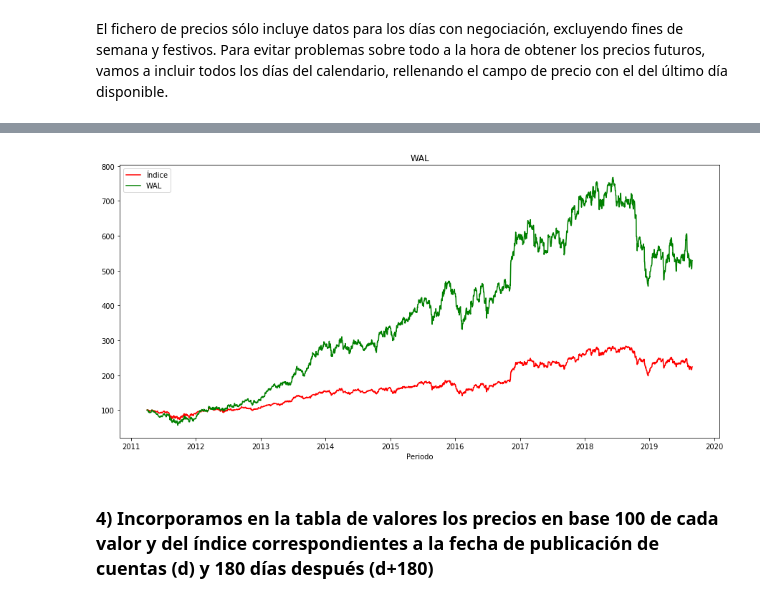
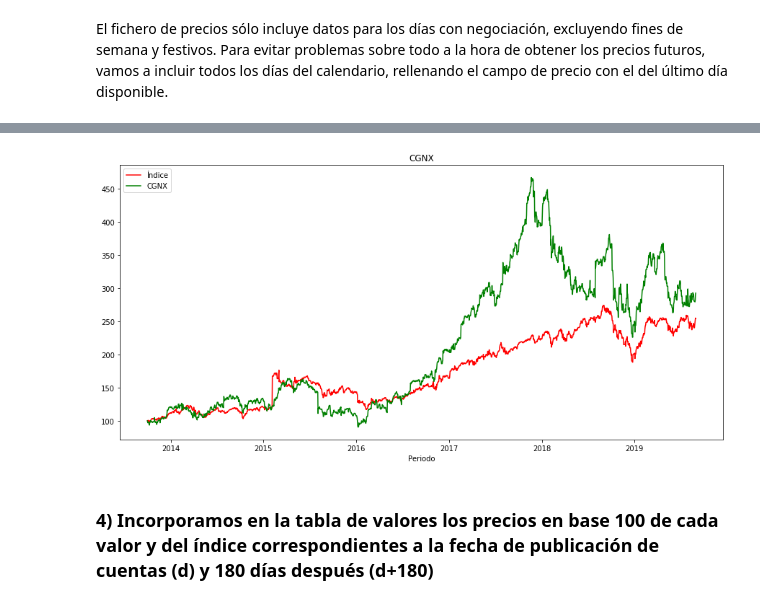
Before and after one commit to jfcuesta/TFM_JFCuesta, a Jupyter notebook: notebooks/etiquetado.ipynb, the cells around one changed output, grey strips where cells are left out. Saved outputs shown, nothing was run; the diff lists cells and outputs as text; code cells hidden in the pictures.

Commit message:
integracion de industrias

```diff
--- a/notebooks/etiquetado.ipynb
+++ b/notebooks/etiquetado.ipynb
@@ -69,3 +98,5 @@ df_valores=df_valores[df_valores.Periodo != '2011Q1']
+# %%
+df_valores = df_valores[(df_valores.Periodo > '2013Q3') & (df_valores.Periodo < '2019Q3')]
 # %%
 for i,periodo in enumerate(df_valores.Periodo.unique()):
     if i == 0:
@@ -183 +178,30 @@ Freq: D, Name: Price_b100, Length: 3074, dtype: float64
+# %%
+valores_tec=df_valores[(df_valores.Sector=='Technology') & (df_valores.Ticker.isin(valores))].Ticker.unique()
+valores_energy=df_valores[(df_valores.Sector=='Energy') & (df_valores.Ticker.isin(valores))].Ticker.unique()
+valores_ind=df_valores[(df_valores.Sector=='Industrials') & (df_valores.Ticker.isin(valores))].Ticker.unique()
+valores_health=df_valores[(df_valores.Sector=='Healthcare') & (df_valores.Ticker.isin(valores))].Ticker.unique()
+# %%
+indice_tec=df_precios[df_precios['Ticker'].isin(list(valores_tec))]
+indice_tec=indice_tec.Price_b100.resample('D').mean()
+indice_tec=pd.DataFrame(indice_tec)
+indice_tec['Sector']='Technology'
+df_indice=indice_tec
+
+indice_energy=df_precios[df_precios['Ticker'].isin(list(valores_energy))]
+indice_energy=indice_energy.Price_b100.resample('D').mean()
+indice_energy=pd.DataFrame(indice_energy)
+indice_energy['Sector']='Energy'
+df_indice=df_indice.append(indice_energy)
+
+indice_ind=df_precios[df_precios['Ticker'].isin(list(valores_ind))]
+indice_ind=indice_ind.Price_b100.resample('D').mean()
+indice_ind=pd.DataFrame(indice_ind)
+indice_ind['Sector']='Industrials'
+df_indice=df_indice.append(indice_ind)
+
+indice_health=df_precios[df_precios['Ticker'].isin(list(valores_health))]
+indice_health=indice_health.Price_b100.resample('D').mean()
+indice_health=pd.DataFrame(indice_health)
+indice_health['Sector']='Healthcare'
+df_indice=df_indice.append(indice_health)
 # %%
@@ -193,27 +212,28 @@ df_indice.plot()
 # %%
-Banco = 'WAL'
+valor_graf = 'CGNX'
+indice_graf = indice_tec
 
-xs = df_precios[df_precios['Ticker']==Banco].index
-ys1 = df_indice
-ys2 = df_precios[df_precios['Ticker']==Banco]['Price_b100']
+xs = df_precios[df_precios['Ticker']==valor_graf].index
+ys1 = indice_graf.Price_b100
+ys2 = df_precios[df_precios['Ticker']==valor_graf]['Price_b100']
 
 fig = plt.figure(figsize=(15,7))
 
 plt.plot(xs,ys1,color='r')
 plt.plot(xs,ys2,color='g')
 
 hight=800
 #plt.xticks(xs,rotation=50)
 
-plt.title(Banco)
+plt.title(valor_graf)
 plt.xlabel('Periodo')
 
 
-plt.legend(['Índice','%s'%(Banco)],loc='upper left')
+plt.legend(['Índice','%s'%(valor_graf)],loc='upper left')
 
 plt.show()
 # %% [output]
-[figure, old version]
+[figure, new version]
 # %% [markdown]
 ### 4) Incorporamos en la tabla de valores los precios en base 100 de cada valor y del índice correspondientes a la fecha de publicación de cuentas (d) y 180 días después (d+180)
 # %%
```
Also changed, not shown: parts of 41 cells of this notebook, 22 other files.
